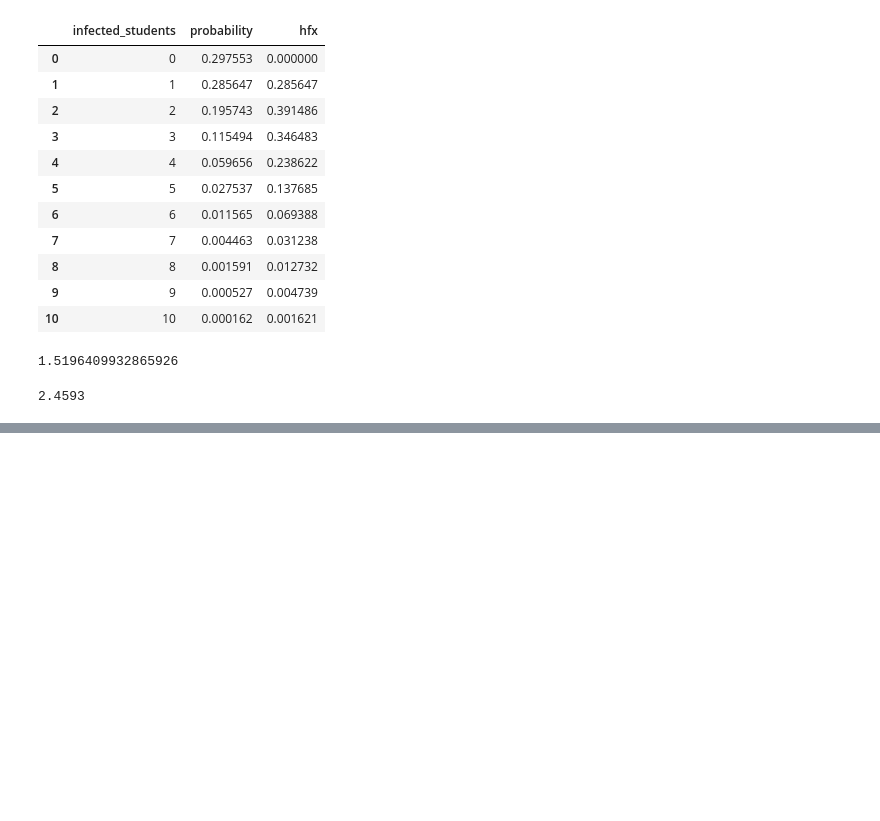
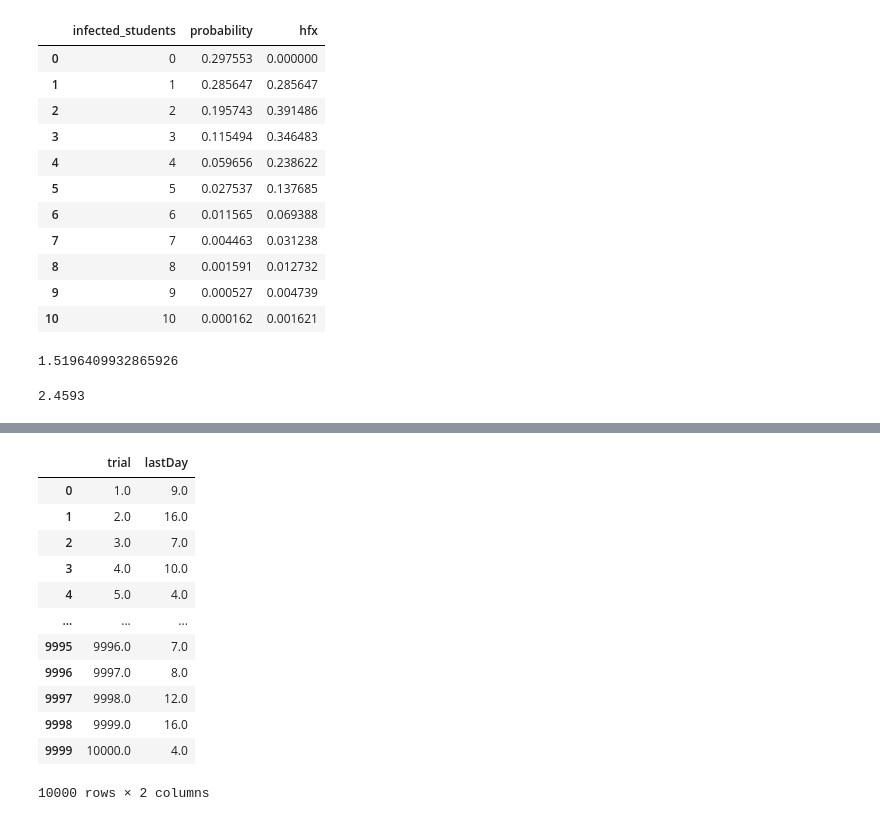
Before and after one commit to chris-messer/Pandemic-Simulation, a Jupyter notebook: src/Analysis.ipynb, the cells around one changed output, grey strips where cells are left out. Drawn from its saved outputs; the diff is of its cells as text; code cells hidden in the pictures; blank space fills up the shorter version.

```diff
--- a/src/Analysis.ipynb
+++ b/src/Analysis.ipynb
@@ -198,0 +218,24 @@ ValueError: For each axis slice, the sum of the observed frequencies must agree
+# %%
+pandemic_length = no_mask.loc[no_mask['contagious'] == 0]
+pandemic_length = pd.pivot_table(
+    pandemic_length,
+    index=['trial'],
+    values='day',
+    aggfunc=["min"],
+).reset_index()
+pandemic_length.columns = ['trial', 'lastDay']
+pandemic_length
+# %% [output]
+|  | trial | lastDay |
+| 0 | 1.0 | 9.0 |
+| 1 | 2.0 | 16.0 |
+| 2 | 3.0 | 7.0 |
+| 3 | 4.0 | 10.0 |
+| 4 | 5.0 | 4.0 |
+| ... | ... | ... |
+| 9995 | 9996.0 | 7.0 |
+| 9996 | 9997.0 | 8.0 |
+| 9997 | 9998.0 | 12.0 |
+| 9998 | 9999.0 | 16.0 |
+| 9999 | 10000.0 | 4.0 |
+10000 rows × 2 columns
```
Also changed, not shown: parts of 12 cells of this notebook, 1 other file.
